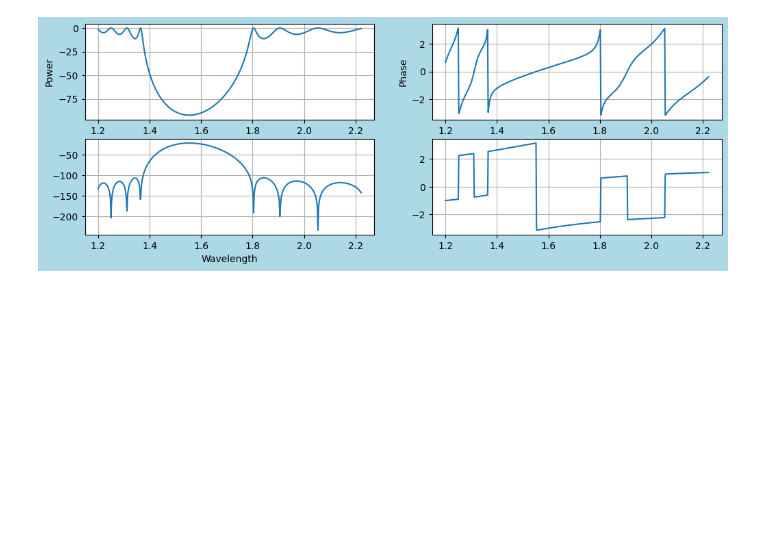
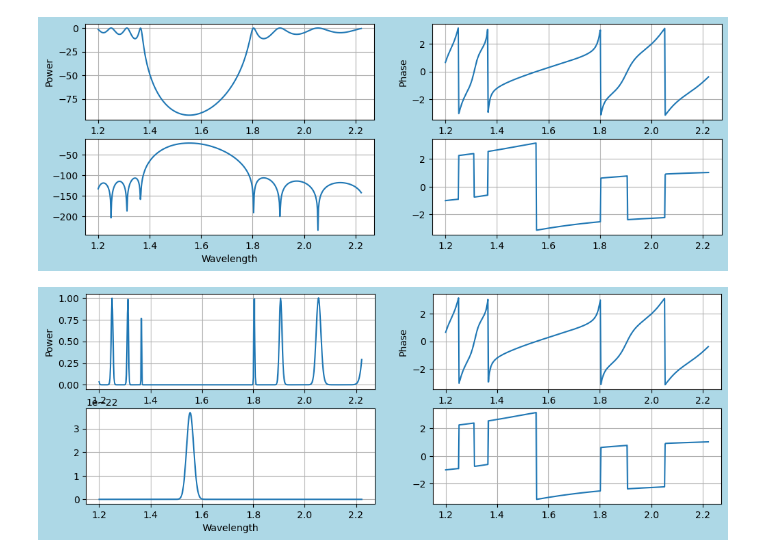
Before and after one commit to tacticstactics/Optical_thin_film_coating, a Jupyter notebook: quarter_wavelength_stack/quarter_wavelength_stack_main.ipynb, the cells around one changed output. Drawn from its saved outputs; the diff is of its cells as text; code cells hidden in the pictures; blank space fills up the shorter version.

```diff
--- a/quarter_wavelength_stack/quarter_wavelength_stack_main.ipynb
+++ b/quarter_wavelength_stack/quarter_wavelength_stack_main.ipynb
@@ -39,30 +39,23 @@ def dielectric(wl, n1, n2, th1, th2, Ein):
 
     return Eout1
 
-
 startwl = 1.200 # [um]
 stepwl = 0.002 # [um]
-
-nn = 512 # number of sampling point
+nn = 512 # Sampling point number
 
 # Asssume quarter waelength
 # 1550nm * 0.25 --> 387.5 nm (Air)
 # 387.5nm/1.463 --> 264.866 nm (nL)
 # 387.5nm/2.130 --> 181.924 nm (nH)
 
-
 L1 = [0.264866, 0.264866, 0.264866, 0.264866, 0.264866, 0.264866, 0.264866, 0.264866, 0.264866, 0.264866, 0.264866, 0.264866, 0.264866, 0.264866]
 
 L2 = [0.181924, 0.181924, 0.181924, 0.181924, 0.181924, 0.181924, 0.181924, 0.181924, 0.181924, 0.181924, 0.181924, 0.181924, 0.181924, 0.181924]
-
 
 mm = len(L1)
 
 print('Length of L1 = ')
 print(mm)
-
-
-n0 = 1.000 #refractive Index
 
 
 wlcol = np.zeros(nn)
@@ -72,6 +65,9 @@ P1_phasecol = np.zeros(nn)
 P2_phasecol = np.zeros(nn)
 
 Ein = np.array([[1],[0]])
+
+#n0: refractive Index of Air
+n0 = 1.00
 
 for ii in range(nn):
 
@@ -123,14 +119,11 @@ for ii in range(nn):
    P1_Phase = cmath.phase(Eout3_x)
    P1_phasecol[ii] = P1_Phase
 
-
-
    coef1 = mm*2+2
    Pow2 = (n1/n2)**coef1 * np.abs(Eout3_y)**2
 
    P2_Phase = cmath.phase(Eout3_y)
    P2_phasecol[ii] = P2_Phase
-
 
    P1dBcol[ii] = -10*np.log(Pow1)
    P2dBcol[ii] = 10*np.log(Pow2)
@@ -165,3 +158,31 @@ plt.show()
 Length of L1 =
 14
 [figure]
+# %%
+fig2 = plt.figure(figsize = (12,4), facecolor='lightblue')
+
+ax1 = fig2.add_subplot(2, 2, 1)
+ax2 = fig2.add_subplot(2, 2, 2)
+ax3 = fig2.add_subplot(2, 2, 3)
+ax4 = fig2.add_subplot(2, 2, 4)
+
+ax1.plot(wlcol,10**(P1dBcol))
+
+ax1.set_xlabel("Wavelength")
+ax1.set_ylabel("Power")
+ax1.grid()
+
+ax2.plot(wlcol,P1_phasecol)
+ax2.set_ylabel("Phase")
+ax2.grid()
+
+ax3.plot(wlcol,10**(P2dBcol))
+ax3.grid()
+ax3.set_xlabel("Wavelength")
+
+ax4.plot(wlcol,P2_phasecol)
+ax4.grid()
+
+plt.show()
+# %% [output]
+[figure, added]
```
